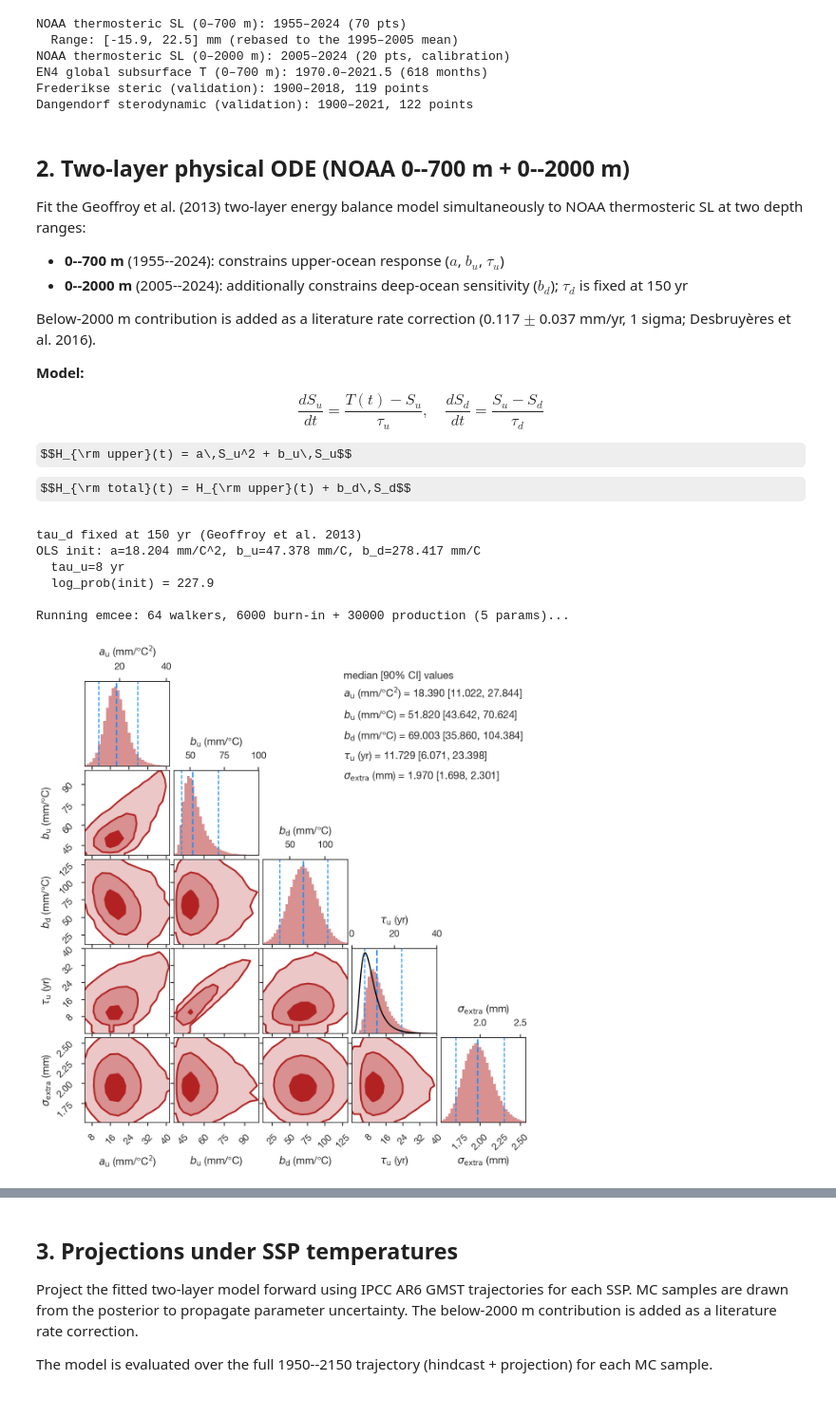
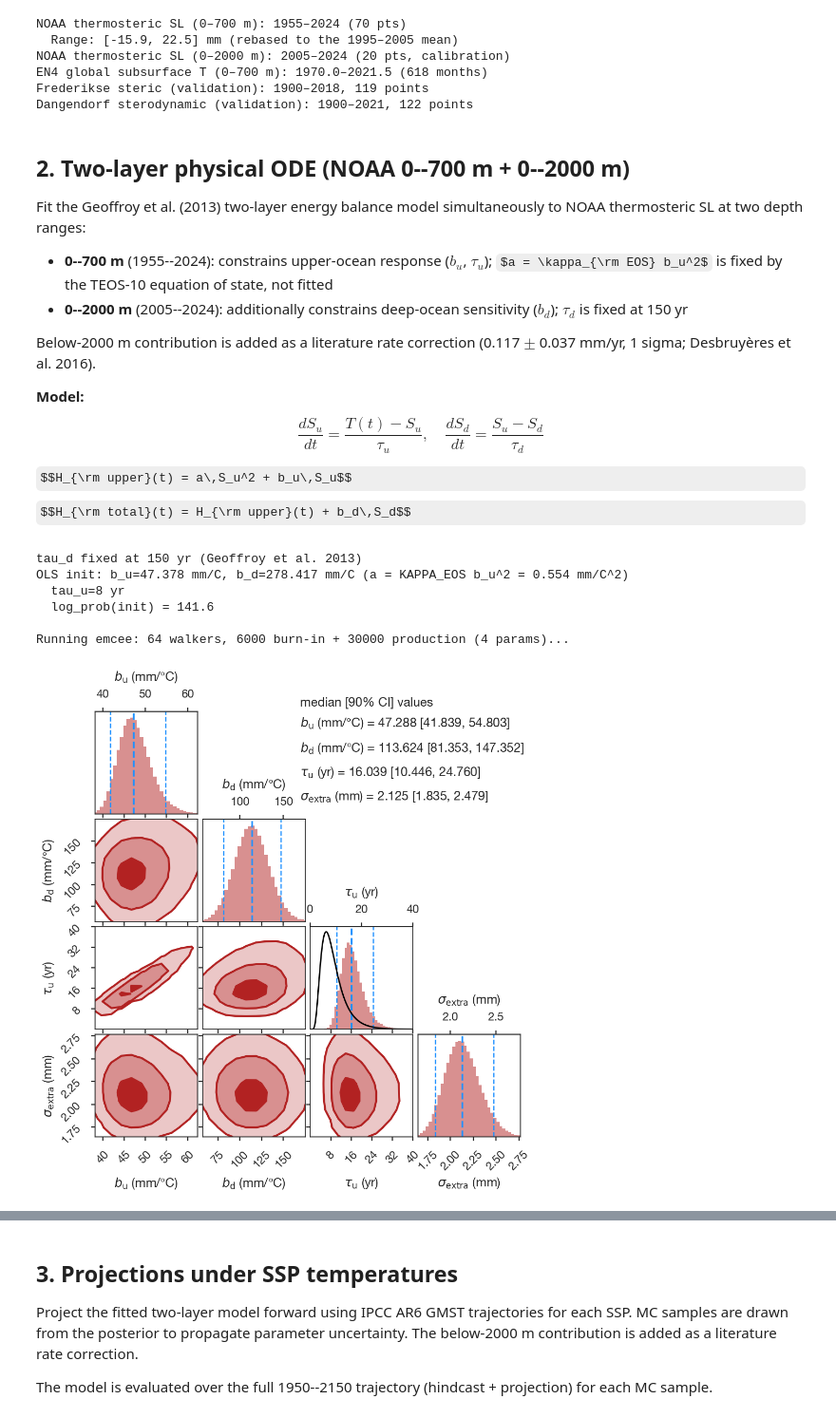
Before and after one commit to bminchew/GMSLR_forecast_v1, a Jupyter notebook: slr_forecast/notebooks/component_ocean.ipynb, the cells around one changed output, grey strips where cells are left out. Shown at 95% size. Saved outputs shown, nothing was run; the diff lists cells and outputs as text; code cells hidden in the pictures; some formulas as TeX source.

```diff
--- a/slr_forecast/notebooks/component_ocean.ipynb
+++ b/slr_forecast/notebooks/component_ocean.ipynb
@@ -179,7 +179,7 @@ Dangendorf sterodynamic (validation): 1900–2021, 122 points
 Fit the Geoffroy et al. (2013) two-layer energy balance model simultaneously
 to NOAA thermosteric SL at two depth ranges:
 
-- **0--700 m** (1955--2024): constrains upper-ocean response ($a$, $b_u$, $\tau_u$)
+- **0--700 m** (1955--2024): constrains upper-ocean response ($b_u$, $\tau_u$); $a = \kappa_{\rm EOS} b_u^2$ is fixed by the TEOS-10 equation of state, not fitted
 - **0--2000 m** (2005--2024): additionally constrains deep-ocean sensitivity ($b_d$); $\tau_d$ is fixed at 150 yr
 
 Below-2000 m contribution is added as a literature rate correction (0.117 $\pm$ 0.037 mm/yr, 1 sigma; Desbruyères et al. 2016).
@@ -193,7 +193,9 @@ $$H_{\rm total}(t) = H_{\rm upper}(t) + b_d\,S_d$$
 # %%
 # ── Two-layer fit to NOAA 0-700m + 0-2000m ──
 # tau_d fixed at 150 yr (Geoffroy et al. 2013); data demeaned to remove offsets.
-# Free parameters: a, b_u, b_d, log_tau_u, log_sigma_extra (5 total).
+# Free parameters: b_u, b_d, log_tau_u, log_sigma_extra (4 total). The quadratic
+# coefficient is not fitted: a = KAPPA_EOS * b_u**2 (decision D5, 2026-10-18;
+# the NOAA data after 1990 leave a free a unconstrained).
 # No linear drift term: an earlier c*(t - t0) term, removed 2026-10-16, traded
 # off against b_u when the record was shortened (scripts/ocean_early_holdout.py).
 import emcee
@@ -204,6 +206,12 @@ import emcee
 # 151 yr (128 yr excluding the outlier INM-CM4); per-model range 74-488 yr.
 # NOTE: this is NOT their slow eigenmode tau_s (multi-model mean 249 yr).
 TAU_D_FIXED = 150.0  # yr, = CMIP5 multi-model mean C_0/gamma (Geoffroy 2013, Table 4)
+
+# Equation-of-state coefficient tying a to b_u.  With a = 1/2 int alpha' phi^2 dz
+# and b_u = int alpha_0 phi dz over 0-700 m (main text), a profile shape g(z),
+# phi = A g, gives a = KAPPA_EOS * b_u**2 (1/m; TEOS-10 on EN4 1995-2005, uniform
+# g; scripts/thermosteric_eos_coefficient.py, other shapes give 0.25-0.51 1/m).
+from slr_forecast.config import KAPPA_EOS
 
 # ── Li et al. (2022) bias correction: 14% low bias in NOAA ──
 # NOAA thermosteric SL underestimates due to linear vertical interpolation
@@ -248,9 +256,10 @@ T_avg_ann = 0.5 * (T_annual[:-1] + T_annual[1:])
 n_ann = len(T_annual)
 
 def twolayer_log_prob(theta):
-    a, b_u, b_d, log_tau_u, log_sigma_extra = theta
+    b_u, b_d, log_tau_u, log_sigma_extra = theta
+    a = KAPPA_EOS * b_u**2
 
-    if a < 0 or b_u < 0 or b_d < 0:
+    if b_u < 0 or b_d < 0:
         return -np.inf
 
     tau_u = np.exp(log_tau_u)
@@ -296,7 +305,7 @@ def twolayer_log_prob(theta):
     ll_2000 = -0.5 * np.sum((resid_2000 / sig_2000)**2 + np.log(sig_2000**2))
 
     # ── Priors ──
-    # a, b_u, b_d: flat, bounded only by the positivity constraints enforced
+    # b_u, b_d: flat, bounded only by the positivity constraints enforced
     # above; sigma_extra: flat in log_sigma_extra, unbounded.
     # They contribute only an additive constant to the objective, which we drop.
     # tau_u: LogNormal(log(8), 0.5), consistent with Geoffroy et al. (2013).
@@ -324,7 +333,6 @@ X_2000_dm = X_2000 - X_2000.mean(axis=0)
 beta_2000 = np.linalg.lstsq(X_2000_dm, noaa_2000_dm, rcond=None)[0]
 
 theta0 = np.array([
-    max(beta_700[0], 1e-6),      # a
     max(beta_700[1], 1e-6),      # b_u
     max(beta_2000[2], 1e-6),     # b_d
     np.log(tau_u_init),           # log_tau_u
@@ -332,20 +340,20 @@ theta0 = np.array([
 ])
 
 print(f'tau_d fixed at {TAU_D_FIXED:.0f} yr (Geoffroy et al. 2013)')
-print(f'OLS init: a={theta0[0]*1e3:.3f} mm/C^2, b_u={theta0[1]*1e3:.3f} mm/C, '
-      f'b_d={theta0[2]*1e3:.3f} mm/C')
+print(f'OLS init: b_u={theta0[0]*1e3:.3f} mm/C, b_d={theta0[1]*1e3:.3f} mm/C '
+      f'(a = KAPPA_EOS b_u^2 = {KAPPA_EOS*theta0[0]**2*1e3:.3f} mm/C^2)')
 print(f'  tau_u={tau_u_init:.0f} yr')
 print(f'  log_prob(init) = {twolayer_log_prob(theta0):.1f}')
 
 # ── MCMC ──
-ndim = 5
+ndim = 4
 n_walkers = 64
 n_burnin = 6000
 n_production = 30000
 
 rng = np.random.default_rng(42)
 pos0 = theta0 + 1e-4 * rng.standard_normal((n_walkers, ndim))
-pos0[:, :3] = np.abs(pos0[:, :3])  # ensure positivity
+pos0[:, :2] = np.abs(pos0[:, :2])  # ensure positivity
 
 print(f'\nRunning emcee: {n_walkers} walkers, {n_burnin} burn-in + '
       f'{n_production} production ({ndim} params)...')
@@ -359,6 +367,9 @@ sampler.reset()
 sampler.run_mcmc(state, n_production, progress=True)
 
 flat = sampler.get_chain(flat=True)
+# Insert the derived a as column 0 so that every later use of
+# flat[:, 0..4] = (a, b_u, b_d, log_tau_u, log_sigma_extra) is unchanged.
+flat = np.column_stack([KAPPA_EOS * flat[:, 0]**2, flat])
 print(f'Samples: {flat.shape[0]}')
 print(f'Acceptance fraction: {np.mean(sampler.acceptance_fraction):.3f}')
 
@@ -384,7 +395,7 @@ with h5py.File(DEFAULT_H5_PATH, 'a') as _f:
     _pg = _f.create_group('ocean_posteriors')
     _pg.attrs['model'] = 'two-layer thermosteric (Geoffroy et al. 2013)'
     _pg.attrs['params'] = (
-        'a, b_u, b_d: regression coefficients (m units); '
+        'a (= KAPPA_EOS * b_u**2, derived), b_u, b_d: coefficients (m units); '
         'tau_u: yr; sigma_extra: m'
     )
     for _key, _vals in [
@@ -438,7 +449,7 @@ _B = _n * chain.mean(axis=0).var(axis=0, ddof=1)
 r_hat = np.sqrt(((_n - 1) / _n * _W + _B / _n) / _W)
 
 print(f'\nConvergence diagnostics ({n_production} production steps):')
-for nm, t, e, r in zip(['a', 'b_u', 'b_d', 'log_tau_u', 'log_sigma_extra'],
+for nm, t, e, r in zip(['b_u', 'b_d', 'log_tau_u', 'log_sigma_extra'],
                        tau_int, ess, r_hat):
     print(f'  {nm:16s} tau_int={t:7.1f}  ESS={e:8.0f}  R_hat={r:.4f}')
 print(f'  max tau_int = {tau_int.max():.0f} steps '
@@ -446,7 +457,7 @@ print(f'  max tau_int = {tau_int.max():.0f} steps '
       f'min ESS = {ess.min():.0f}; max R_hat = {r_hat.max():.4f}')
 
 # ── Walker trace plots (diagnostic only, not saved) ──
-_trace_labels = ['a_u', 'b_u', 'b_d', 'log_tau_u', 'log_sigma_extra']
+_trace_labels = ['b_u', 'b_d', 'log_tau_u', 'log_sigma_extra']
 fig_trace, axes_trace = plt.subplots(len(_trace_labels), 1, figsize=(8, 10), sharex=True)
 for _i, (_ax, _lbl) in enumerate(zip(axes_trace, _trace_labels)):
     _ax.plot(chain[:, :, _i], color='k', alpha=0.1, lw=0.5)
@@ -526,11 +537,11 @@ plt.tight_layout()
 plt.show()
 # %% [output]
 tau_d fixed at 150 yr (Geoffroy et al. 2013)
-OLS init: a=18.204 mm/C^2, b_u=47.378 mm/C, b_d=278.417 mm/C
+OLS init: b_u=47.378 mm/C, b_d=278.417 mm/C (a = KAPPA_EOS b_u^2 = 0.554 mm/C^2)
   tau_u=8 yr
-  log_prob(init) = 227.9
+  log_prob(init) = 141.6
 
-Running emcee: 64 walkers, 6000 burn-in + 30000 production (5 params)...
+Running emcee: 64 walkers, 6000 burn-in + 30000 production (4 params)...
 # %%
 # ── Posterior correlation structure: two-layer thermosteric model ──
 # The marginals above hide parameter degeneracies. b_u and tau_u trade off
@@ -557,15 +568,16 @@ except NameError:
         tau_u_post = _pg['tau_u_posterior'][:]
         sigma_extra_post = _pg['sigma_extra_posterior'][:]
 
+# a_u is not shown: it is KAPPA_EOS * b_u**2, not a free parameter (D5).
 _corner_samples = np.column_stack([
-    a_post * M_TO_MM, bu_post * M_TO_MM, bd_post * M_TO_MM,
+    bu_post * M_TO_MM, bd_post * M_TO_MM,
     tau_u_post, sigma_extra_post * M_TO_MM,
 ])
 _corner_labels = [
-    r'$a_{\mathrm{u}}$ (mm/°C$^2$)', r'$b_{\mathrm{u}}$ (mm/°C)', r'$b_{\mathrm{d}}$ (mm/°C)',
+    r'$b_{\mathrm{u}}$ (mm/°C)', r'$b_{\mathrm{d}}$ (mm/°C)',
     r'$\tau_{\mathrm{u}}$ (yr)', r'$\sigma_{\mathrm{extra}}$ (mm)',
 ]
-_TAU_U_IDX = 3  # index of tau_u in _corner_labels / _corner_samples
+_TAU_U_IDX = 2  # index of tau_u in _corner_labels / _corner_samples
 _ndim = len(_corner_labels)
 
 # ── Recompute each parameter's marginal histogram in a throwaway figure
@@ -573,7 +585,6 @@ _ndim = len(_corner_labels)
 #    off autoscaled x/y limits, so the corner plot's diagonal panels below
 #    get sensible, consistent axis ranges ──
 _pp_defs = [
-    (a_post * M_TO_MM, None, None),
     (bu_post * M_TO_MM, None, None),
     (bd_post * M_TO_MM, None, None),
     (tau_u_post, lognorm(s=0.5, scale=8.0), (0, 40)),
@@ -664,34 +675,34 @@ _table_transform = offset_copy(
     fig_corner.transFigure, fig=fig_corner, x=-20, y=0, units='points')
 _cap_transform = offset_copy(
     fig_corner.transFigure, fig=fig_corner, x=-20, y=10, units='points')
 fig_corner.text(
     *_table_pt, 'median [90% CI] values', transform=_cap_transform,
     ha='left', va='bottom', fontsize=_label_fs,
 )
 fig_corner.text(
     *_table_pt, _table_text, transform=_table_transform,
     ha='left', va='top', fontsize=_label_fs, linespacing=2.0,
 )
 
 # ── Add whitespace between axis labels and tick labels: shift x-labels
 #    down 12 pt, y-labels left 12 pt (corner positions labels via
 #    transAxes fractional coords, not the standard labelpad, so the
 #    offset is applied directly in points) ──
 for _ax in fig_corner.axes:
     if _ax.get_xlabel():
         _lbl = _ax.xaxis.label
         _lbl.set_transform(offset_copy(
             _lbl.get_transform(), fig=fig_corner, x=0, y=-12, units='points'))
     if _ax.get_ylabel():
         _lbl = _ax.yaxis.label
         _lbl.set_transform(offset_copy(
             _lbl.get_transform(), fig=fig_corner, x=-12, y=0, units='points'))
 
 plt.savefig(f'{FIG_DIR}/component_ocean_posterior_corner.png',
             dpi=150, bbox_inches='tight')
 plt.show()
 # %% [output]
-[figure, old version]
+[figure, new version]
 # %%
 # ── Fit and residuals: NOAA 0-700 m, 0-2000 m, and full depth ──
 # Columns 1-2 are the calibration records.  Column 3 is the full-depth
```
Also changed, not shown: parts of 6 cells of this notebook, 12 other files.
